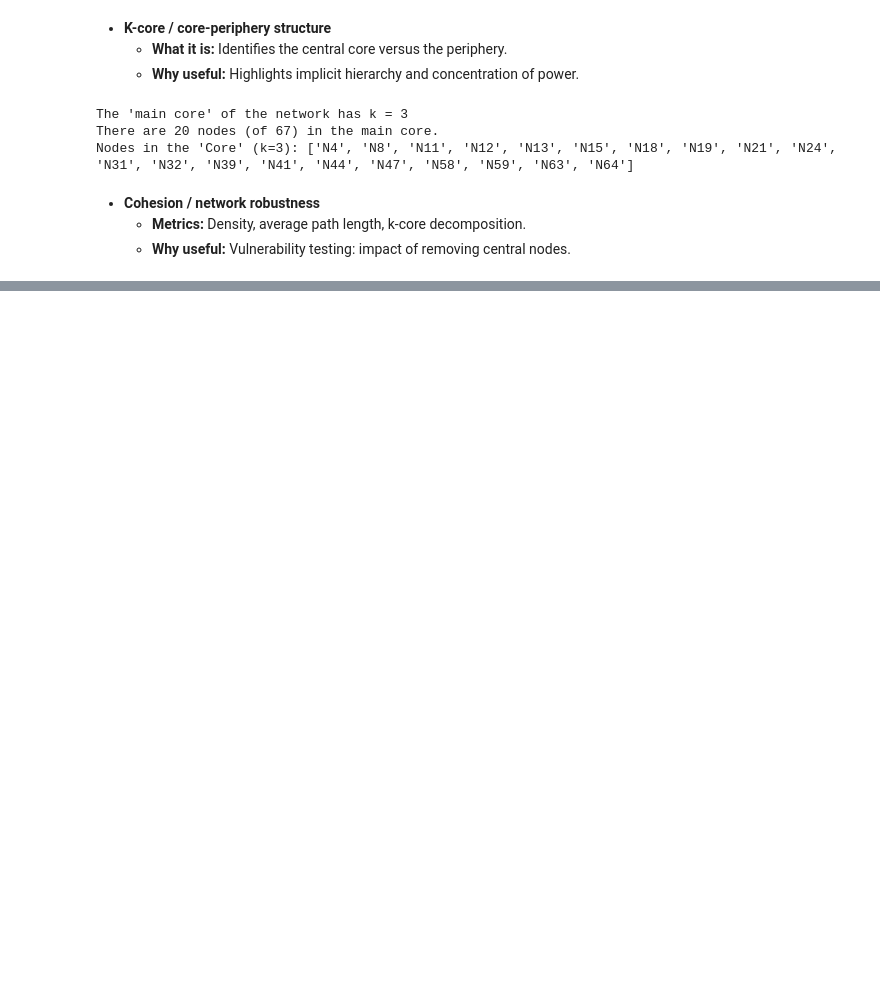
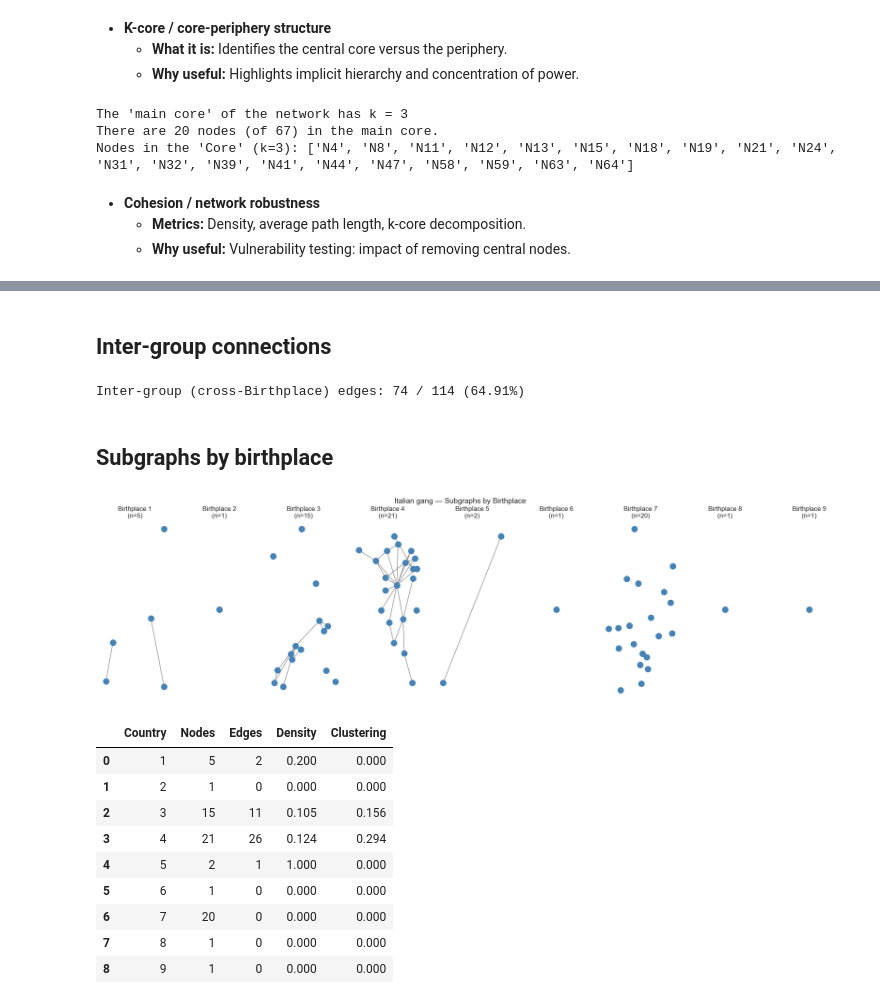
Before and after one commit to leovora/SNA_project, a Jupyter notebook: src/italian_gang.ipynb, the cells around one changed output, grey strips where cells are left out. Cells and saved outputs as stored; diff of their text form; code cells hidden in the pictures; blank space fills up the shorter version.

```diff
--- a/src/italian_gang.ipynb
+++ b/src/italian_gang.ipynb
@@ -418,0 +572,59 @@ Network after removal of key nodes
+# %% [markdown]
+## Inter-group connections
+# %%
+attrs = nx.get_node_attributes(G, "country")
+edges_list = G.edges()
+inter_edges = [(u,v) for u,v in edges_list if attrs.get(u)!=attrs.get(v)]
+pct_inter = len(inter_edges)/len(edges_list)
+
+print(f"\nInter-group (cross-Birthplace) edges: {len(inter_edges)} / {len(edges_list)} ({pct_inter*100:.2f}%)")
+# %% [output]
+Inter-group (cross-Birthplace) edges: 74 / 114 (64.91%)
+# %% [markdown]
+## Subgraphs by birthplace
+# %%
+birthplaces = nx.get_node_attributes(G, "country")
+unique_bp = sorted(set(birthplaces.values()))
+
+pos = nx.spring_layout(G, seed=42, k=0.4)
+
+fig, axes = plt.subplots(1, len(unique_bp), figsize=(25, 6))
+if len(unique_bp) == 1:
+    axes = [axes]
+
+for ax, bp in zip(axes, unique_bp):
+    nodes_bp = [n for n, attr in birthplaces.items() if attr == bp]
+    subG = G.subgraph(nodes_bp)
+    nx.draw(subG, pos={n: pos[n] for n in subG.nodes()},
+            node_color="steelblue", edge_color="gray",
+            node_size=120, with_labels=False, ax=ax)
+    ax.set_title(f"Birthplace {bp}\n(n={subG.number_of_nodes()})")
+plt.suptitle("Italian gang — Subgraphs by Birthplace", fontsize=14)
+plt.show()
+
+summary_bp = []
+for bp in unique_bp:
+    nodes_bp = [n for n, attr in birthplaces.items() if attr == bp]
+    subG = G.subgraph(nodes_bp)
+    summary_bp.append({
+        "Country": bp,
+        "Nodes": subG.number_of_nodes(),
+        "Edges": subG.number_of_edges(),
+        "Density": nx.density(subG),
+        "Clustering": nx.average_clustering(subG) if subG.number_of_nodes() > 1 else 0
+    })
+
+df_summary_bp = pd.DataFrame(summary_bp)
+display(df_summary_bp.round(3))
+# %% [output]
+[figure, added]
+|  | Country | Nodes | Edges | Density | Clustering |
+| 0 | 1 | 5 | 2 | 0.200 | 0.000 |
+| 1 | 2 | 1 | 0 | 0.000 | 0.000 |
+| 2 | 3 | 15 | 11 | 0.105 | 0.156 |
+| 3 | 4 | 21 | 26 | 0.124 | 0.294 |
+| 4 | 5 | 2 | 1 | 1.000 | 0.000 |
+| 5 | 6 | 1 | 0 | 0.000 | 0.000 |
+| 6 | 7 | 20 | 0 | 0.000 | 0.000 |
+| 7 | 8 | 1 | 0 | 0.000 | 0.000 |
+| 8 | 9 | 1 | 0 | 0.000 | 0.000 |
```
Also changed, not shown: parts of 14 cells of this notebook, 1 other file.
